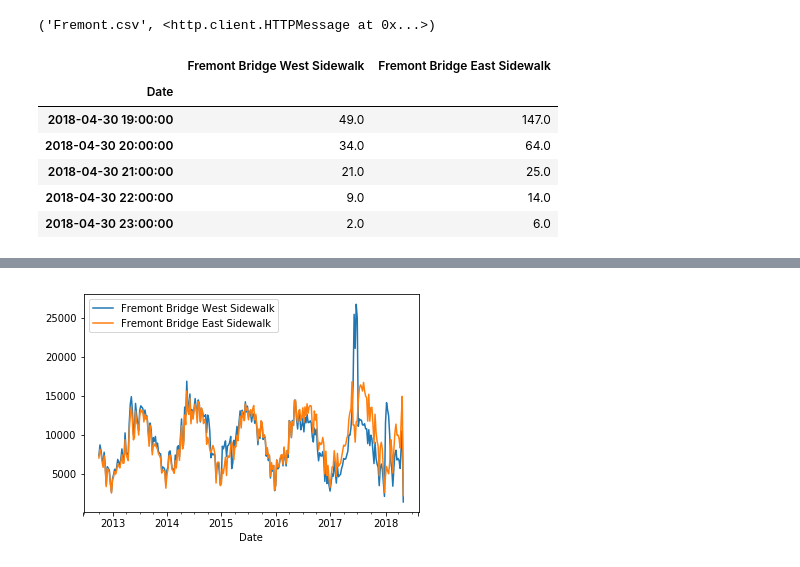
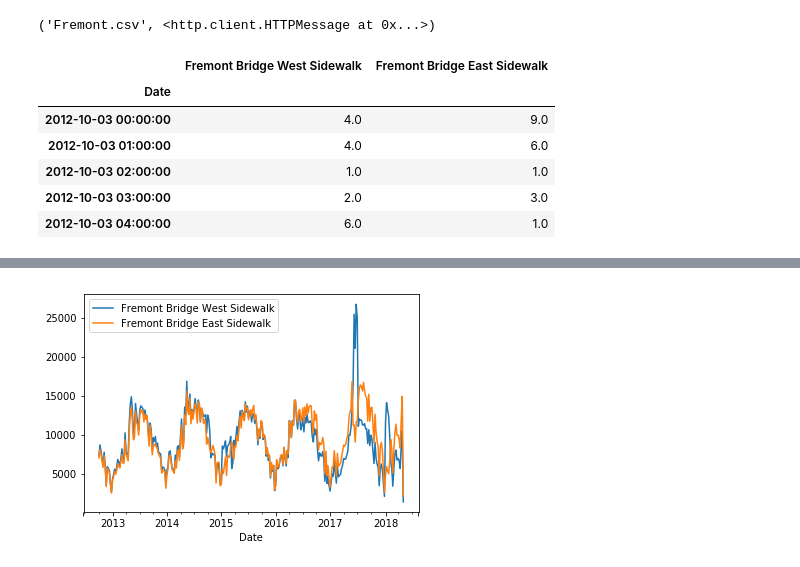
Before and after one commit to choeungjin/JupyterWorkflowEx, a Jupyter notebook: jupyterworkflowEx2.ipynb, the cells around one changed output, grey strips where cells are left out. Drawn from its saved outputs; the diff is of its cells as text; code cells hidden in the pictures.

```diff
--- a/JupyterWorkflow.ipynb
+++ b/jupyterworkflowEx2.ipynb
@@ -17,13 +6,14 @@ urlretrieve(URL, 'Fremont.csv')
 # %% [output]
 ('Fremont.csv', <http.client.HTTPMessage at 0x...>)
 # %%
-data = pandas.read_csv('Fremont.csv', index_col = 'Date', parse_dates = True)
-data.tail()
+import pandas as pd
+data = pd.read_csv('Fremont.csv', index_col = 'Date', parse_dates = True)
+data.head()
 # %% [output]
 |  | Fremont Bridge West Sidewalk | Fremont Bridge East Sidewalk |
 | Date |  |  |
-| 2018-04-30 19:00:00 | 49.0 | 147.0 |
-| 2018-04-30 20:00:00 | 34.0 | 64.0 |
-| 2018-04-30 21:00:00 | 21.0 | 25.0 |
-| 2018-04-30 22:00:00 | 9.0 | 14.0 |
-| 2018-04-30 23:00:00 | 2.0 | 6.0 |
+| 2012-10-03 00:00:00 | 4.0 | 9.0 |
+| 2012-10-03 01:00:00 | 4.0 | 6.0 |
+| 2012-10-03 02:00:00 | 1.0 | 1.0 |
+| 2012-10-03 03:00:00 | 2.0 | 3.0 |
+| 2012-10-03 04:00:00 | 6.0 | 1.0 |
```
Also changed, not shown: parts of 11 cells of this notebook, 2 other files.
